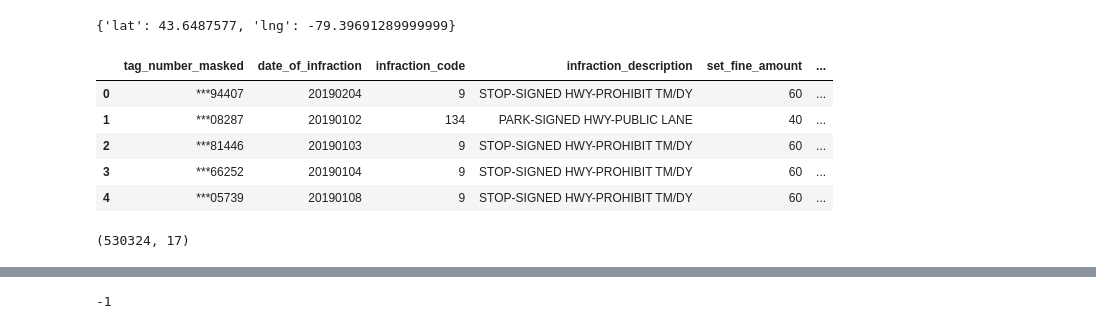
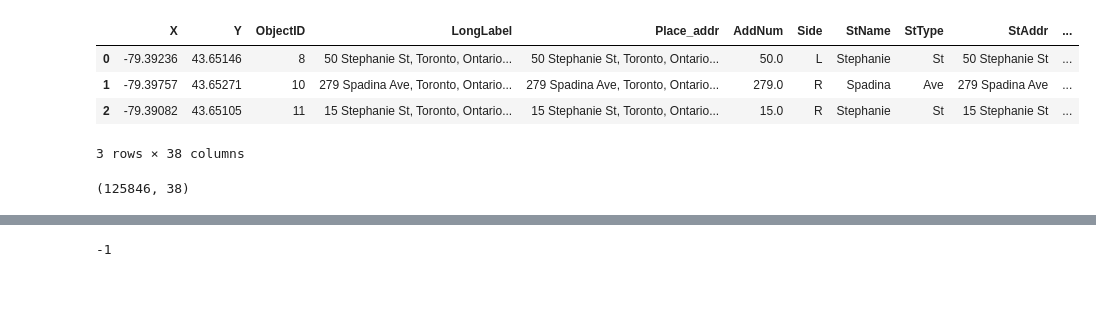
Before and after one commit to stefyperezg/Work-term-report-parking, a Jupyter notebook: Geocoding.ipynb, the cells around one changed output, grey strips where cells are left out. Drawn from its saved outputs; the diff is of its cells as text; code cells hidden in the pictures; blank space fills up the shorter version.

```diff
--- a/Geocoding.ipynb
+++ b/Geocoding.ipynb
@@ -44,4 +26,0 @@ if response['status'] =='OK':
-# %%
-geometry
-# %% [output]
-{'lat': 43.6487577, 'lng': -79.39691289999999}
@@ -51,2 +32,0 @@ df2 = pd.read_excel("C:\\Users\\stefy\\OneDrive - University of Waterloo\\Work T
-# %%
-df = pd.concat([df1,df2], axis=0, ignore_index=True)
@@ -53,14 +36,13 @@ df = pd.concat([df1,df2], axis=0, ignore_index=True)
 # %%
-df.head()
+df.head(3)
 # %% [output]
-|  | tag_number_masked | date_of_infraction | infraction_code | infraction_description | set_fine_amount | ... |
-| 0 | ***94407 | 20190204 | 9 | STOP-SIGNED HWY-PROHIBIT TM/DY | 60 | ... |
-| 1 | ***08287 | 20190102 | 134 | PARK-SIGNED HWY-PUBLIC LANE | 40 | ... |
-| 2 | ***81446 | 20190103 | 9 | STOP-SIGNED HWY-PROHIBIT TM/DY | 60 | ... |
-| 3 | ***66252 | 20190104 | 9 | STOP-SIGNED HWY-PROHIBIT TM/DY | 60 | ... |
-| 4 | ***05739 | 20190108 | 9 | STOP-SIGNED HWY-PROHIBIT TM/DY | 60 | ... |
+|  | X | Y | ObjectID | LongLabel | Place_addr | AddNum | Side | StName | StType | StAddr | ... |
+| 0 | -79.39236 | 43.65146 | 8 | 50 Stephanie St, Toronto, Ontario... | 50 Stephanie St, Toronto, Ontario... | 50.0 | L | Stephanie | St | 50 Stephanie St | ... |
+| 1 | -79.39757 | 43.65271 | 10 | 279 Spadina Ave, Toronto, Ontario... | 279 Spadina Ave, Toronto, Ontario... | 279.0 | R | Spadina | Ave | 279 Spadina Ave | ... |
+| 2 | -79.39082 | 43.65105 | 11 | 15 Stephanie St, Toronto, Ontario... | 15 Stephanie St, Toronto, Ontario... | 15.0 | R | Stephanie | St | 15 Stephanie St | ... |
+3 rows × 38 columns
 # %%
 df.shape
 # %% [output]
-(530324, 17)
+(125846, 38)
 # %%
```
Also changed, not shown: parts of 34 cells of this notebook, 3 other files.
